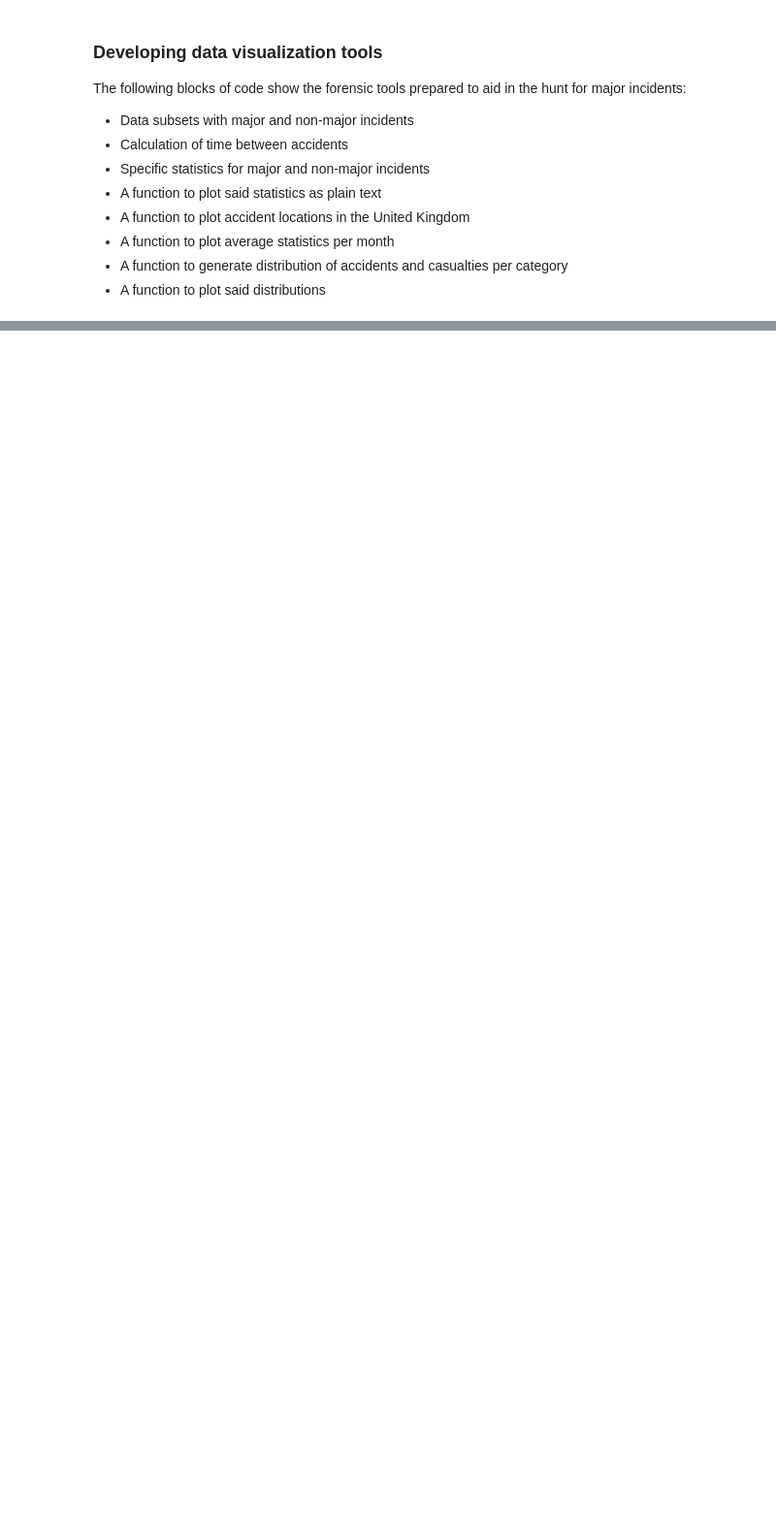
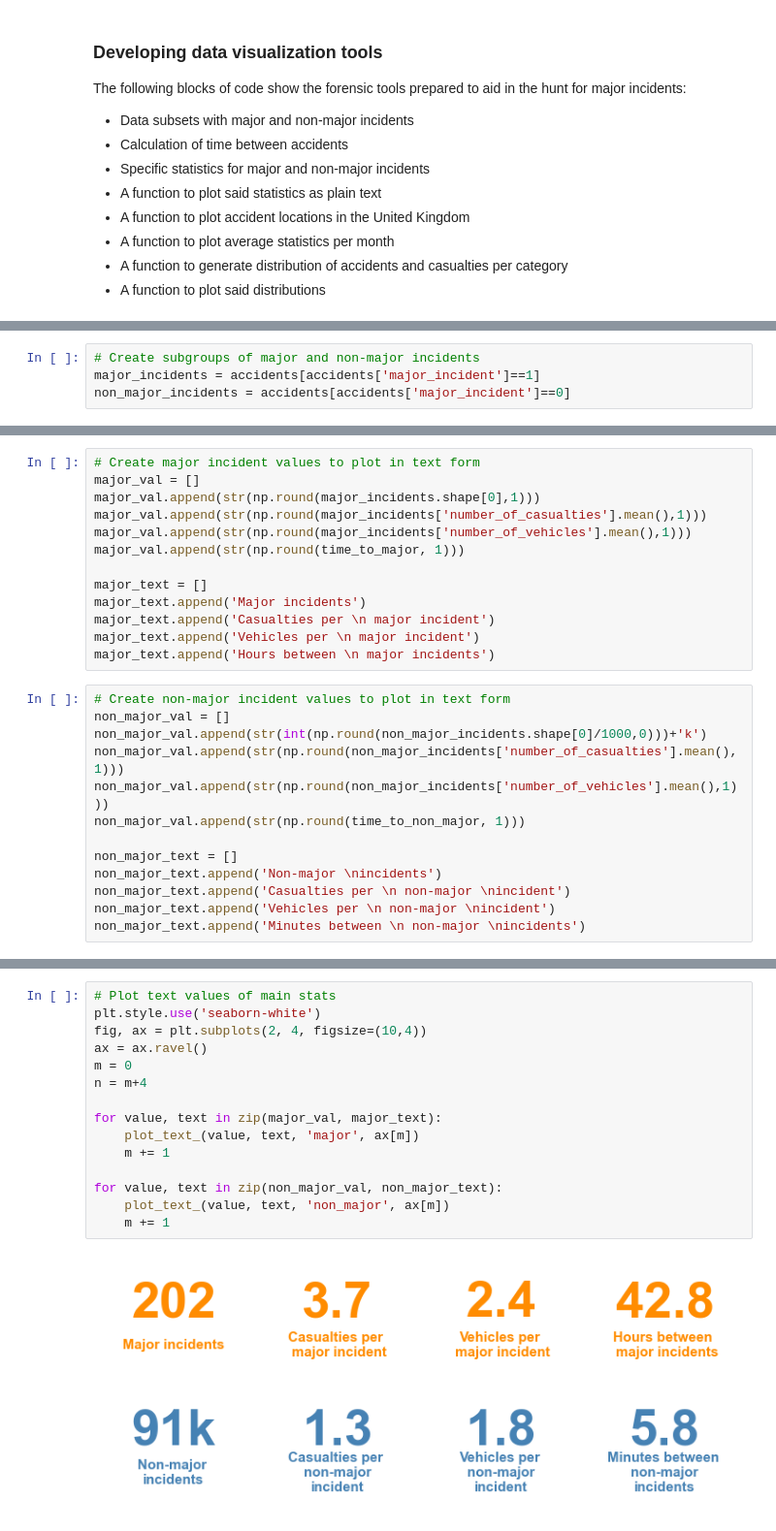
Before and after one commit to SirTee12/Hidden-Killer-on-the-road-Analysis-, a Jupyter notebook: Hidden_killer_on_the_road_analysis.ipynb, the cells around one changed output, grey strips where cells are left out. Shown at 97% size. Drawn from its saved outputs; the diff is of its cells as text; blank space fills up the shorter version.

```diff
--- a/Hidden_killer_on_the_road_analysis.ipynb
+++ b/Hidden_killer_on_the_road_analysis.ipynb
@@ -629,0 +237,4 @@ plot_monthly_avg(minor_incident, 'number_of_vehicles', 'non-major', ax[1])
+# %%
+# Create subgroups of major and non-major incidents
+major_incidents = accidents[accidents['major_incident']==1]
+non_major_incidents = accidents[accidents['major_incident']==0]
@@ -629,0 +254,26 @@ plot_monthly_avg(minor_incident, 'number_of_vehicles', 'non-major', ax[1])
+# %%
+# Create major incident values to plot in text form
+major_val = []
+major_val.append(str(np.round(major_incidents.shape[0],1)))
+major_val.append(str(np.round(major_incidents['number_of_casualties'].mean(),1)))
+major_val.append(str(np.round(major_incidents['number_of_vehicles'].mean(),1)))
+major_val.append(str(np.round(time_to_major, 1)))
+
+major_text = []
+major_text.append('Major incidents')
+major_text.append('Casualties per \n major incident')
+major_text.append('Vehicles per \n major incident')
+major_text.append('Hours between \n major incidents')
+# %%
+# Create non-major incident values to plot in text form
+non_major_val = []
+non_major_val.append(str(int(np.round(non_major_incidents.shape[0]/1000,0)))+'k')
+non_major_val.append(str(np.round(non_major_incidents['number_of_casualties'].mean(),1)))
+non_major_val.append(str(np.round(non_major_incidents['number_of_vehicles'].mean(),1)))
+non_major_val.append(str(np.round(time_to_non_major, 1)))
+
+non_major_text = []
+non_major_text.append('Non-major \nincidents')
+non_major_text.append('Casualties per \n non-major \nincident')
+non_major_text.append('Vehicles per \n non-major \nincident')
+non_major_text.append('Minutes between \n non-major \nincidents')
@@ -629,0 +481,17 @@ plot_monthly_avg(minor_incident, 'number_of_vehicles', 'non-major', ax[1])
+# %%
+# Plot text values of main stats
+plt.style.use('seaborn-white')
+fig, ax = plt.subplots(2, 4, figsize=(10,4))
+ax = ax.ravel()
+m = 0
+n = m+4
+
+for value, text in zip(major_val, major_text):
+    plot_text_(value, text, 'major', ax[m])
+    m += 1
+
+for value, text in zip(non_major_val, non_major_text):
+    plot_text_(value, text, 'non_major', ax[m])
+    m += 1
+# %% [output]
+[figure, added]
```
Also changed, not shown: parts of 114 cells of this notebook.
